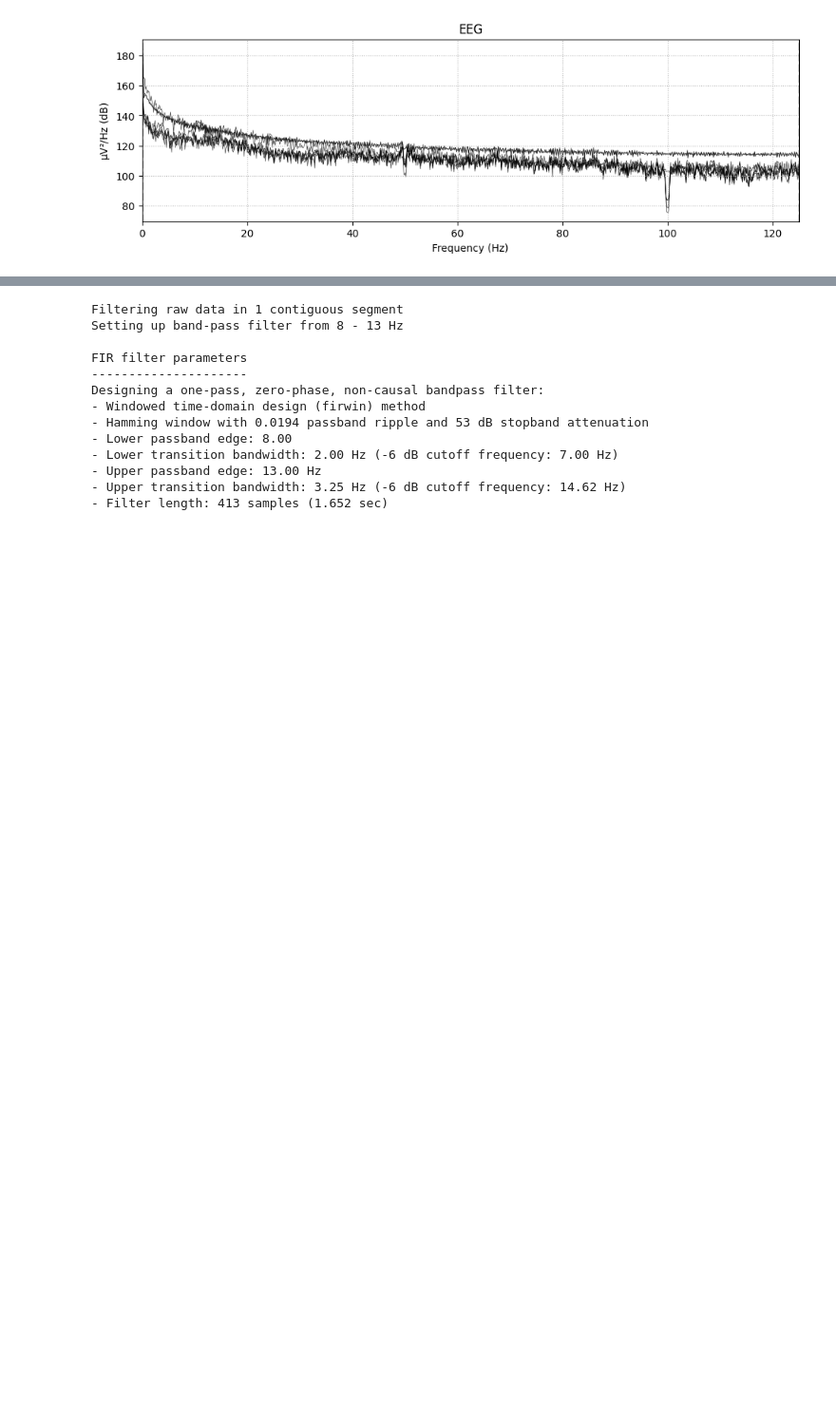
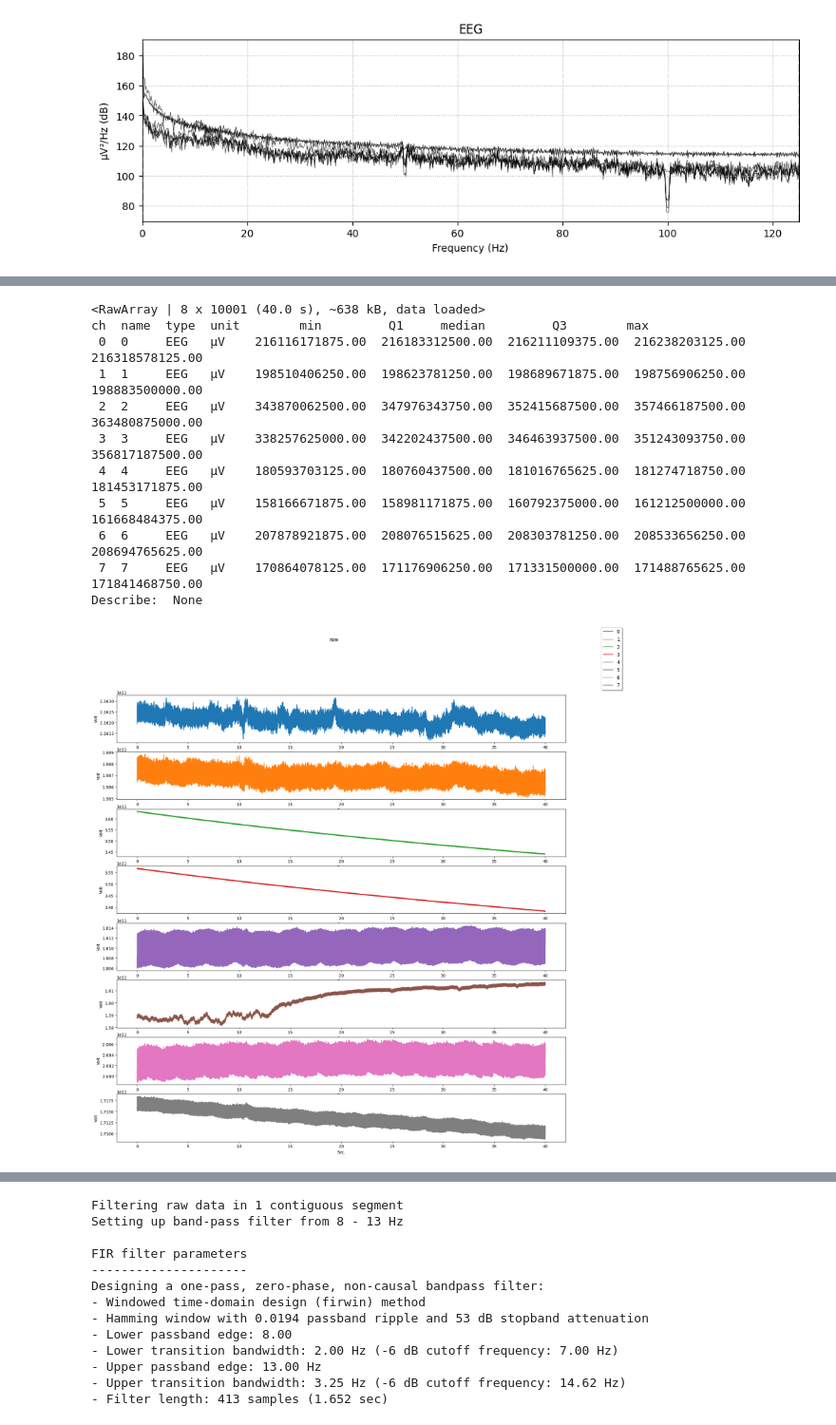
Before and after one commit to tobiasweede/eeg-workshop-bremen, a Jupyter notebook: data-analysis-tw.ipynb, the cells around one changed output, grey strips where cells are left out. Shown at 95% size. Cells and saved outputs as stored; diff of their text form; code cells hidden in the pictures; blank space fills up the shorter version.

Commit message:
add baseline correction in pandas

```diff
--- a/towards-feature-extraction.ipynb
+++ b/data-analysis-tw.ipynb
@@ -159 +164,48 @@ Butterworth bandstop zero-phase (two-pass forward and reverse) non-causal filter
 [figure]
+# %%
+# baseline correction
+# see https://neuro.inf.unibe.ch/AlgorithmsNeuroscience/Tutorial_files/BaselineCorrection.html
+
+def plotChannel(df: pd.DataFrame, title, tmin=0.0, tmax=40.0):
+
+        fig, ax = plt.subplots(len(df.columns), figsize=(20, 20))
+
+        for i, col in enumerate(df.columns):
+            ax[i].plot(df[(df.index >= tmin) & (df.index <= tmax)][col], label=col, color=[x for x in colors.TABLEAU_COLORS.values()][i])
+            ax[i].set_xlabel('Sec.')
+            ax[i].set_ylabel('Volt')
+        legend = fig.legend(loc='upper right', shadow=True, fontsize='large')
+        fig.suptitle(title)
+        plt.show()
+
+print("Describe: ", current_baseline_mne_list[0].describe())
+df = raw.to_data_frame()
+df.set_index('time', inplace=True)
+plotChannel(df, 'raw')
+
+bc = []
+step = 2
+for i in range(0, int(df.index.max()), step):
+    tmin = i
+    tmax = i+step
+    mean = df[(df.index >= tmin) & (df.index <= tmax)].mean()
+    bc.append(df[(df.index >= tmin) & (df.index <= tmax)] - mean)
+df_bc = pd.concat(bc)
+
+plotChannel(df_bc, 'baseline corrected')
+# convert back
+#info = mne.create_info(8, 250, ["eeg"] * 8)
+#test = mne.io.RawArray(df.T, info)
+# %% [output]
+<RawArray | 8 x 10001 (40.0 s), ~638 kB, data loaded>
+ch  name  type  unit        min         Q1     median         Q3        max
+ 0  0     EEG   µV    216116171875.00  216183312500.00  216211109375.00  216238203125.00  216318578125.00
+ 1  1     EEG   µV    198510406250.00  198623781250.00  198689671875.00  198756906250.00  198883500000.00
+ 2  2     EEG   µV    343870062500.00  347976343750.00  352415687500.00  357466187500.00  363480875000.00
+ 3  3     EEG   µV    338257625000.00  342202437500.00  346463937500.00  351243093750.00  356817187500.00
+ 4  4     EEG   µV    180593703125.00  180760437500.00  181016765625.00  181274718750.00  181453171875.00
+ 5  5     EEG   µV    158166671875.00  158981171875.00  160792375000.00  161212500000.00  161668484375.00
+ 6  6     EEG   µV    207878921875.00  208076515625.00  208303781250.00  208533656250.00  208694765625.00
+ 7  7     EEG   µV    170864078125.00  171176906250.00  171331500000.00  171488765625.00  171841468750.00
+Describe:  None
+[figure, added]
```
Also changed, not shown: parts of 3 cells of this notebook.
